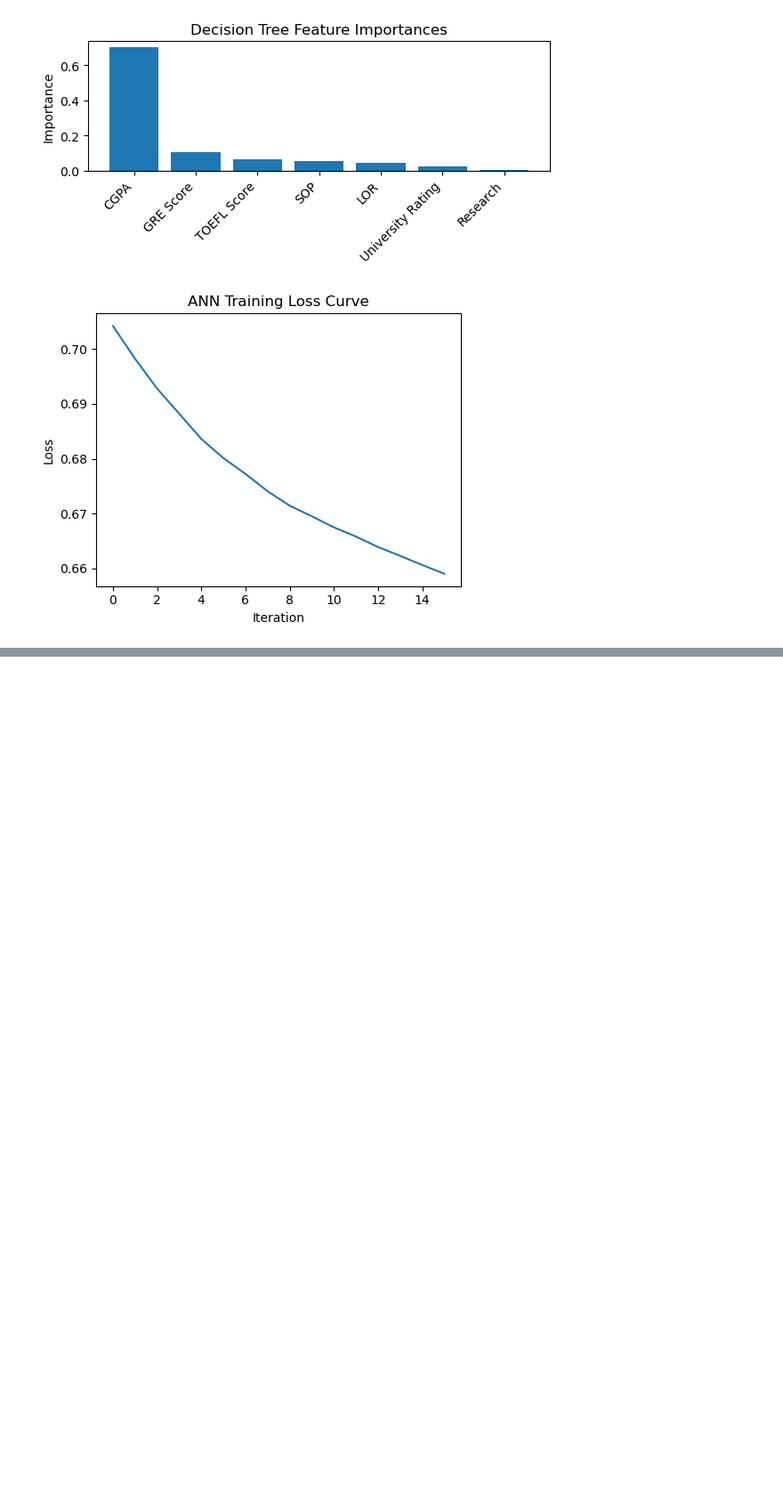
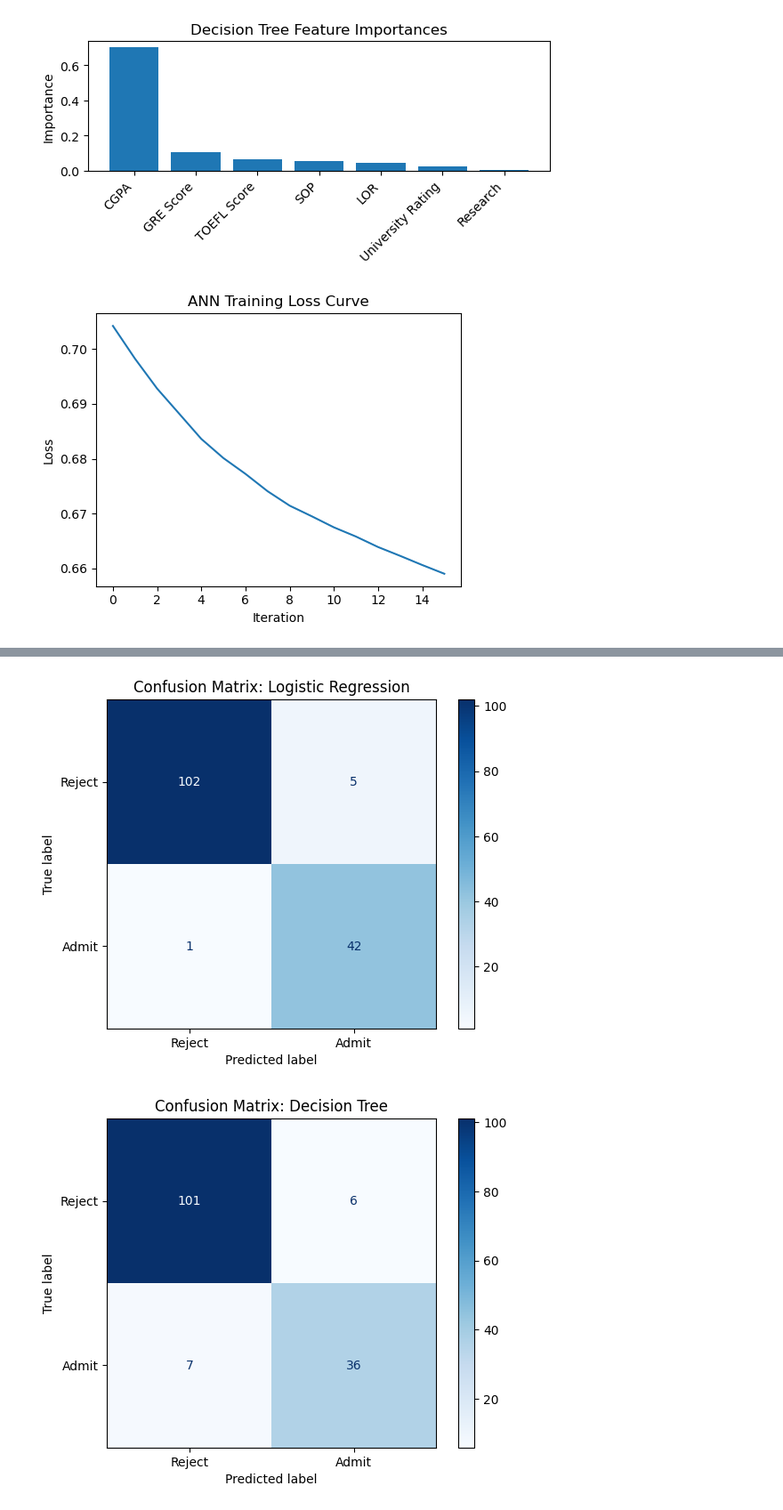
Before and after one commit to ramprashant66/CSC177_Poject1, a Jupyter notebook: Assignment 4/Assignment4.ipynb, the cells around one changed output, grey strips where cells are left out. Shown at 89% size. Saved outputs shown, nothing was run; the diff lists cells and outputs as text; code cells hidden in the pictures; blank space fills up the shorter version.

```diff
--- a/Assignment 4/Assignment4.ipynb
+++ b/Assignment 4/Assignment4.ipynb
@@ -513,0 +634,21 @@ plt.show()
+# %%
+# This code block contains the confusion matrices for each model
+
+from sklearn.metrics import confusion_matrix, ConfusionMatrixDisplay
+
+# Display confusion matrices
+for model_name, model, pred in [
+    ("Logistic Regression", logreg, logreg.predict(X_test)),
+    ("Decision Tree", dt, dt.predict(X_test)),
+    ("Random Forest", rf, rf.predict(X_test)),
+    ("ANN", ann, ann_preds)
+]:
+    cm = confusion_matrix(y_test, pred)
+    disp = ConfusionMatrixDisplay(confusion_matrix=cm, display_labels=["Reject", "Admit"])
+    disp.plot(cmap="Blues")
+    plt.title(f"Confusion Matrix: {model_name}")
+    plt.grid(False)
+    plt.show()
+# %% [output]
+[figure, added]
+[figure, added]
```
Also changed, not shown: parts of 6 cells of this notebook.
